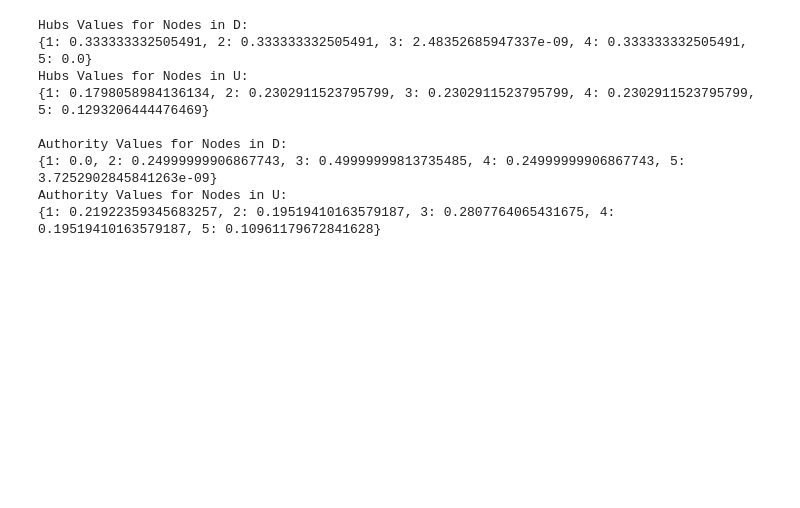
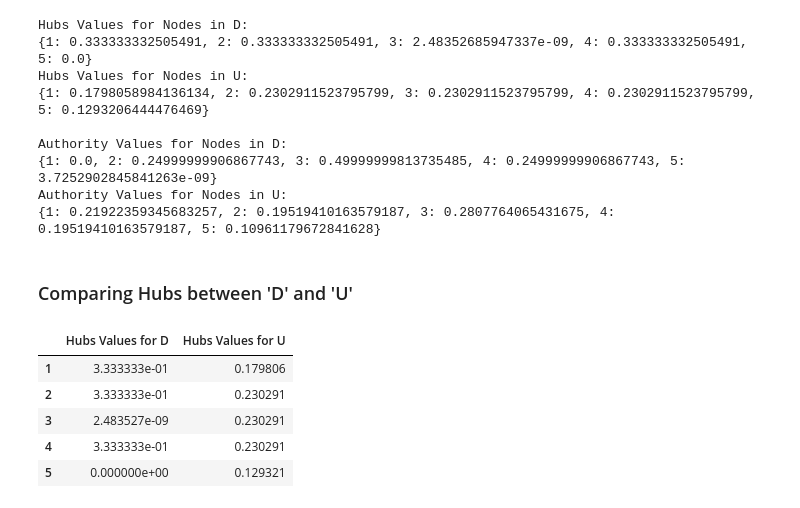
Before and after one commit to idc9/law-net, a Jupyter notebook: explore/michael/5_node_graph_centrality_testing.ipynb, the cells around one changed output. Saved outputs shown, nothing was run; the diff lists cells and outputs as text; code cells hidden in the pictures; blank space fills up the shorter version.

```diff
--- a/explore/michael/5_node_graph_centrality_testing.ipynb
+++ b/explore/michael/5_node_graph_centrality_testing.ipynb
@@ -171,3 +164,33 @@ Authority Values for Nodes in D:
 {1: 0.0, 2: 0.24999999906867743, 3: 0.49999999813735485, 4: 0.24999999906867743, 5: 3.7252902845841263e-09}
 Authority Values for Nodes in U:
 {1: 0.21922359345683257, 2: 0.19519410163579187, 3: 0.2807764065431675, 4: 0.19519410163579187, 5: 0.10961179672841628}
+# %% [markdown]
+### Comparing Hubs between 'D' and 'U'
+# %%
+# tuple of two dictionaries ({node: hubs value, ...} , {node: authorities value, ...})
+hubs_auths_dict_D = nx.hits(D)
+hubs_auths_dict_U = nx.hits(U)
+
+# dictionary of just {node: hubs value, node: hubs value, ...}
+hubs_dict_D = hubs_auths_dict_D[0]
+hubs_dict_U = hubs_auths_dict_U[0]
+
+hd_D = sorted(hubs_dict_D.iteritems(), key=operator.itemgetter(0))
+hd_U = sorted(hubs_dict_U.iteritems(), key=operator.itemgetter(0))
+
+nodes = [x[0] for x in hd_D]
+hd_D_vals = [x[1] for x in hd_D]
+hd_U_vals = [x[1] for x in hd_U]
+
+data = {'Hubs Values for D': hd_D_vals,
+        'Hubs Values for U': hd_U_vals,
+       }
+df = pd.DataFrame(data, index=nodes)
+df
+# %% [output]
+|  | Hubs Values for D | Hubs Values for U |
+| 1 | 3.333333e-01 | 0.179806 |
+| 2 | 3.333333e-01 | 0.230291 |
+| 3 | 2.483527e-09 | 0.230291 |
+| 4 | 3.333333e-01 | 0.230291 |
+| 5 | 0.000000e+00 | 0.129321 |
```
Also changed, not shown: parts of 20 cells of this notebook.
